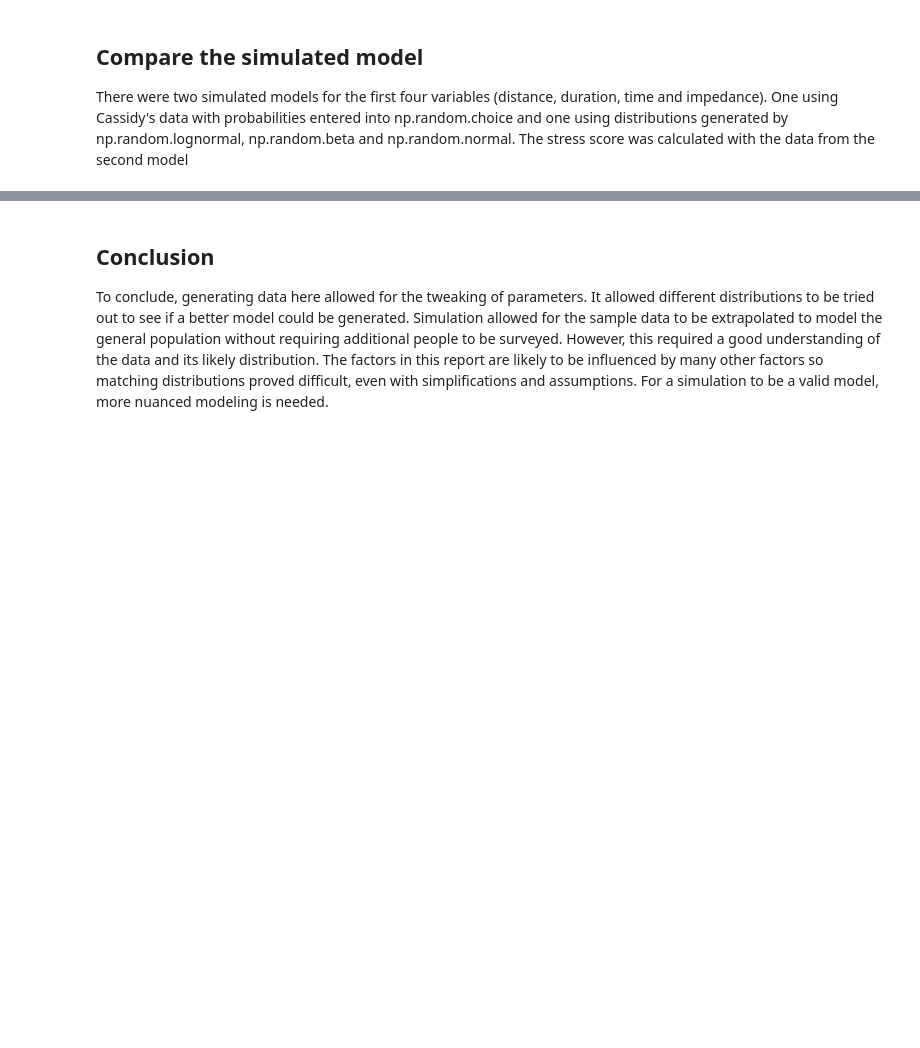
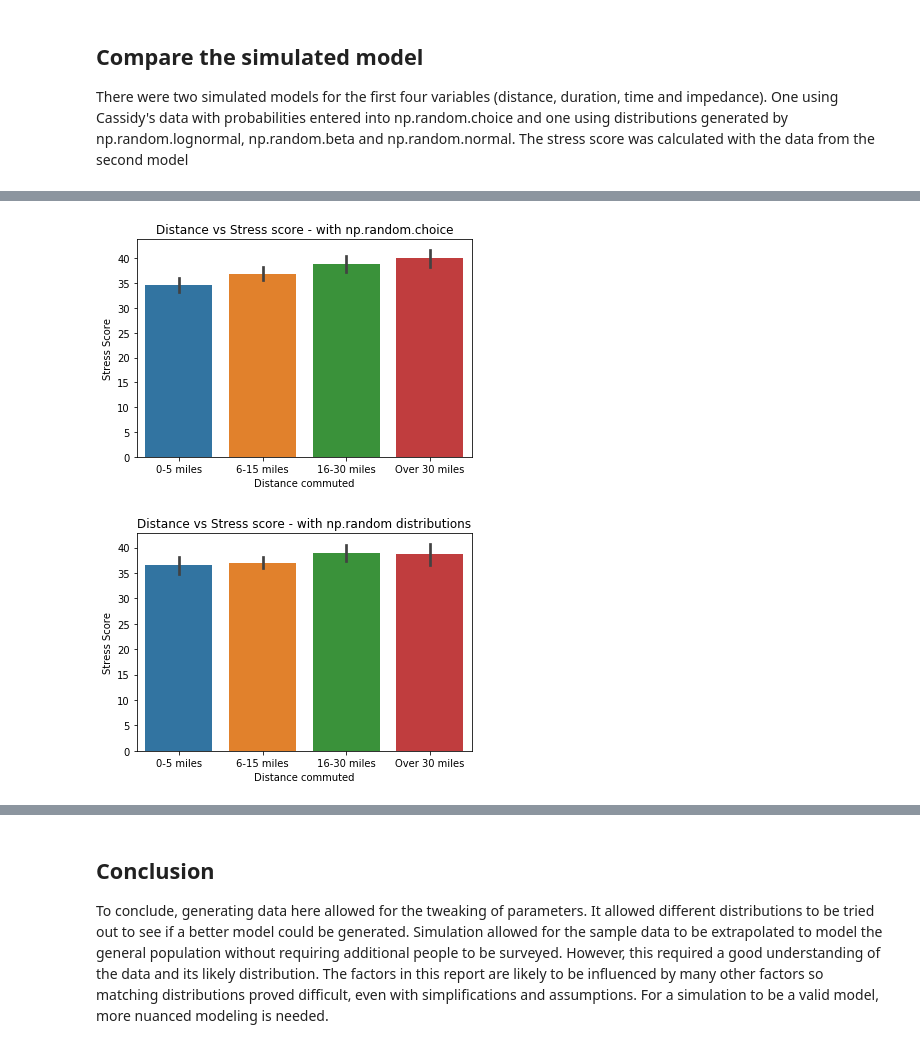
Before and after one commit to Osheah/commute-stress, a Jupyter notebook: commute-stress.ipynb, the cells around one changed output, grey strips where cells are left out. Saved outputs shown, nothing was run; the diff lists cells and outputs as text; code cells hidden in the pictures; blank space fills up the shorter version.

```diff
--- a/commute-stress.ipynb
+++ b/commute-stress.ipynb
@@ -2003,0 +2053,17 @@ There were two simulated models for the first four variables (distance, duration
+# %%
+# seaborn was used so as to easily set the order the bars were displayed at - it was problematic to do this with matplotlib.pyplot
+
+sns.barplot(model1['Distance-ch'], model1['Stress Score (Ch)'], order = ['0-5 miles', '6-15 miles',  '16-30 miles', 'Over 30 miles'])
+plt.title("Distance vs Stress score - with np.random.choice")
+plt.xlabel("Distance commuted")
+plt.ylabel("Stress Score")
+plt.show()
+
+sns.barplot(model2['Distance'], model2['Stress Score (Dis)'], order = ['0-5 miles', '6-15 miles',  '16-30 miles', 'Over 30 miles'])
+plt.title("Distance vs Stress score - with np.random distributions")
+plt.xlabel("Distance commuted")
+plt.ylabel("Stress Score")
+plt.show()
+# %% [output]
+[figure, added]
+[figure, added]
```
Also changed, not shown: parts of 118 cells of this notebook.
